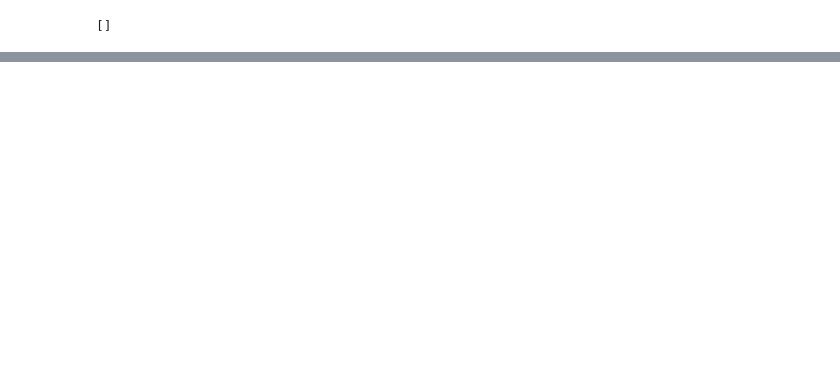
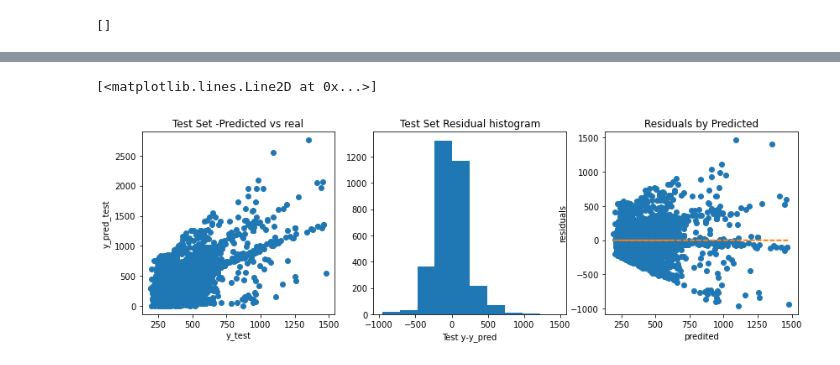
Before and after one commit to Aykut-Avci/Case_Study_Customer_Analysis, a Jupyter notebook: Customer Analysis - Modeling .ipynb, the cells around one changed output, grey strips where cells are left out. Saved outputs shown, nothing was run; the diff lists cells and outputs as text; code cells hidden in the pictures; blank space fills up the shorter version.

```diff
--- a/Customer Analysis - Modeling .ipynb
+++ b/Customer Analysis - Modeling .ipynb
@@ -352,3 +324,3 @@ Name: total_claim_amount, Length: 10689, dtype: int64
 # %%
-X_train, X_test, y_train, y_test=train_test_split(X, y, test_size=.20,random_state=123)
+X_train, X_test, y_train, y_test=train_test_split(X, y, test_size=.30,random_state=123)
 # %%
@@ -388,3 +359,4 @@ print(X_test_scaled)
 # %%
-X_test_scaled.shape
+model = LinearRegression()
+model.fit(X_train_scaled, y_train) # model train
 # %% [output]
@@ -391,0 +377,4 @@ X_test_scaled.shape
+# %%
+y_pred_test=model.predict(X_test_scaled)   # model prediction
+
+y_pred_train=model.predict(X_train_scaled)
@@ -391,0 +419,19 @@ X_test_scaled.shape
+# %%
+fig, ax = plt.subplots(1,3,figsize=(14,4))
+ax[0].plot(y_pred_test, y_test, 'o')
+ax[0].set_xlabel("y_test")
+ax[0].set_ylabel("y_pred_test")
+ax[0].set_title("Test Set -Predicted vs real")
+
+ax[1].hist(y_test - y_pred_test)
+ax[1].set_xlabel("Test y-y_pred")
+ax[1].set_title("Test Set Residual histogram")
+
+ax[2].plot(y_pred_test,y_test - y_pred_test,"o")
+ax[2].set_xlabel("predited")
+ax[2].set_ylabel("residuals")
+ax[2].set_title("Residuals by Predicted")
+ax[2].plot(y_pred_test,np.zeros(len(y_pred_test)),linestyle='dashed')
+# %% [output]
+[<matplotlib.lines.Line2D at 0x...>]
+[figure, added]
```
Also changed, not shown: parts of 82 cells of this notebook.
